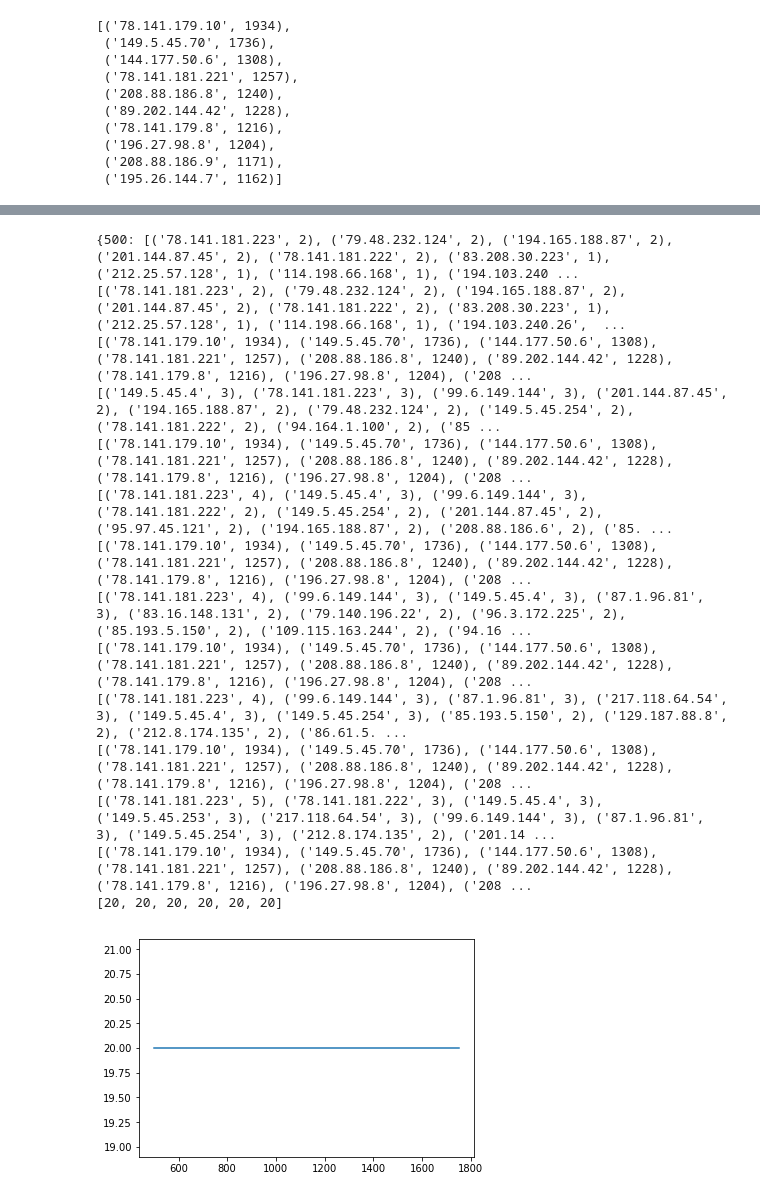
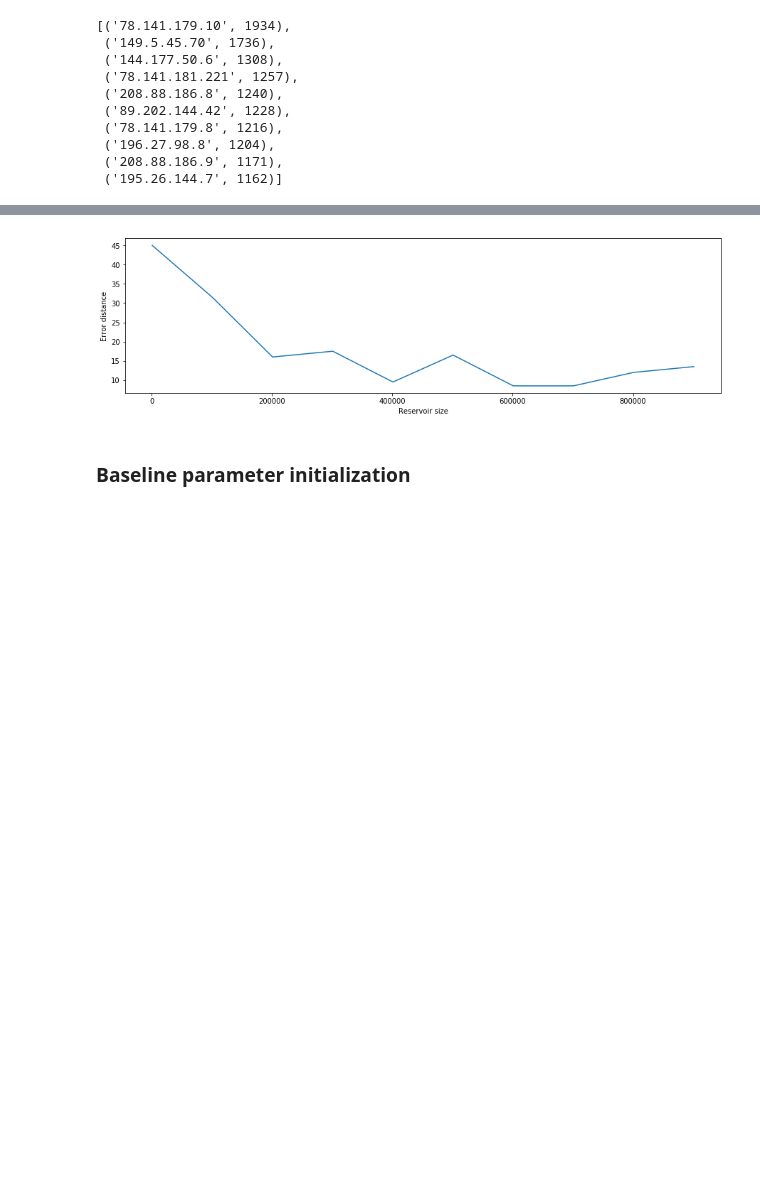
Before and after one commit to Yzoni/cyber-data-analytics, a Jupyter notebook: assignment3/sampling_and_sketching.ipynb, the cells around one changed output, grey strips where cells are left out. Drawn from its saved outputs; the diff is of its cells as text; code cells hidden in the pictures; blank space fills up the shorter version.

Commit message:
finish sampling_sketch

```diff
--- a/assignment3/sampling_and_sketching.ipynb
+++ b/assignment3/sampling_and_sketching.ipynb
@@ -121,7 +121,7 @@ class MaxWiseSampling:
                 self.queue.put((score, element))
             else:
                 # Put back old item
-                self.queue.put(max_element)
+                self.queue.put(old_smallest_value)
         else:
             self.queue.put((score, element))
 
@@ -130,3 +130,9 @@ class MaxWiseSampling:
         while not self.queue.empty():
             ip_dict[self.queue.get()[1]] += 1
         return ip_dict
+# %%
+mws = MaxWiseSampling(2)
+mws.add((1, 'a'))
+mws.add((2, 'b'))
+mws.add((3, 'c'))
+mws.count()
@@ -138,19 +147,8 @@ def calculate_distribution_error(counts_list_1: list, counts_list_2: list):
     Given two list of Counters, calculate the total error between them by order
     """
 
-    print(counts_list_1)
-    print(counts_list_2)
-
-    c_1 = [x for x in counts_list_1[0]]
-    c_2 = [x for x in counts_list_2[0]]
-
-#     counts_dict_1 = {}
-#     for c in counts_list_1:
-#         counts_dict_1[c[0]] = c[1]
-
-#     counts_dict_2 = {}
-#      for c in counts_list_2:
-#         counts_dict_2[c[0]] = c[1]
+    c_1 = [x[0] for x in counts_list_1]
+    c_2 = [x[0] for x in counts_list_2]
 
     distance = 0
     for idx, e in enumerate(c_1):
@@ -158,7 +156,7 @@ def calculate_distribution_error(counts_list_1: list, counts_list_2: list):
             distance += abs(idx - c_2.index(e))
         except ValueError:  # Order can not be found so assign max distance
             distance += 10
-    return distance
+    return distance / 2
 # %%
 actual_distribution = Counter(scenario_data['dst_ip']).most_common(10)
 actual_distribution
@@ -176,10 +178,10 @@ actual_distribution
 # %%
-min_wise_reservoir_sizes = range(500, 2000, 250)
+min_wise_reservoir_sizes = range(1000, 1000000, 100000)
 
 # Create sample distributions using different reservoir sizes
 min_wise_reservoirs = {}
 for size in min_wise_reservoir_sizes:
-    mws = MinWiseSampling(size)
+    mws = MaxWiseSampling(size)
     for dst_ip in scenario_data['dst_ip']:
         mws.add(dst_ip)
     counts = Counter(mws.count()).most_common(10)
@@ -213,28 +209,16 @@ min_wise_reservoirs
 # %%
 errors = []
 for reservoir_size, reservoir in min_wise_reservoirs.items():
     error = calculate_distribution_error(reservoir, actual_distribution)
     errors.append(error)
 
-print(errors)
+plt.figure(figsize=(15,4))
 plt.plot(min_wise_reservoir_sizes, errors)
+plt.xlabel('Reservoir size')
+plt.ylabel('Error distance')
 plt.show()
 # %% [output]
-{500: [('78.141.181.223', 2), ('79.48.232.124', 2), ('194.165.188.87', 2), ('201.144.87.45', 2), ('78.141.181.222', 2), ('83.208.30.223', 1), ('212.25.57.128', 1), ('114.198.66.168', 1), ('194.103.240 ...
-[('78.141.181.223', 2), ('79.48.232.124', 2), ('194.165.188.87', 2), ('201.144.87.45', 2), ('78.141.181.222', 2), ('83.208.30.223', 1), ('212.25.57.128', 1), ('114.198.66.168', 1), ('194.103.240.26',  ...
-[('78.141.179.10', 1934), ('149.5.45.70', 1736), ('144.177.50.6', 1308), ('78.141.181.221', 1257), ('208.88.186.8', 1240), ('89.202.144.42', 1228), ('78.141.179.8', 1216), ('196.27.98.8', 1204), ('208 ...
-[('149.5.45.4', 3), ('78.141.181.223', 3), ('99.6.149.144', 3), ('201.144.87.45', 2), ('194.165.188.87', 2), ('79.48.232.124', 2), ('149.5.45.254', 2), ('78.141.181.222', 2), ('94.164.1.100', 2), ('85 ...
-[('78.141.179.10', 1934), ('149.5.45.70', 1736), ('144.177.50.6', 1308), ('78.141.181.221', 1257), ('208.88.186.8', 1240), ('89.202.144.42', 1228), ('78.141.179.8', 1216), ('196.27.98.8', 1204), ('208 ...
-[('78.141.181.223', 4), ('149.5.45.4', 3), ('99.6.149.144', 3), ('78.141.181.222', 2), ('149.5.45.254', 2), ('201.144.87.45', 2), ('95.97.45.121', 2), ('194.165.188.87', 2), ('208.88.186.6', 2), ('85. ...
-[('78.141.179.10', 1934), ('149.5.45.70', 1736), ('144.177.50.6', 1308), ('78.141.181.221', 1257), ('208.88.186.8', 1240), ('89.202.144.42', 1228), ('78.141.179.8', 1216), ('196.27.98.8', 1204), ('208 ...
-[('78.141.181.223', 4), ('99.6.149.144', 3), ('149.5.45.4', 3), ('87.1.96.81', 3), ('83.16.148.131', 2), ('79.140.196.22', 2), ('96.3.172.225', 2), ('85.193.5.150', 2), ('109.115.163.244', 2), ('94.16 ...
-[('78.141.179.10', 1934), ('149.5.45.70', 1736), ('144.177.50.6', 1308), ('78.141.181.221', 1257), ('208.88.186.8', 1240), ('89.202.144.42', 1228), ('78.141.179.8', 1216), ('196.27.98.8', 1204), ('208 ...
-[('78.141.181.223', 4), ('99.6.149.144', 3), ('87.1.96.81', 3), ('217.118.64.54', 3), ('149.5.45.4', 3), ('149.5.45.254', 3), ('85.193.5.150', 2), ('129.187.88.8', 2), ('212.8.174.135', 2), ('86.61.5. ...
-[('78.141.179.10', 1934), ('149.5.45.70', 1736), ('144.177.50.6', 1308), ('78.141.181.221', 1257), ('208.88.186.8', 1240), ('89.202.144.42', 1228), ('78.141.179.8', 1216), ('196.27.98.8', 1204), ('208 ...
-[('78.141.181.223', 5), ('78.141.181.222', 3), ('149.5.45.4', 3), ('149.5.45.253', 3), ('217.118.64.54', 3), ('99.6.149.144', 3), ('87.1.96.81', 3), ('149.5.45.254', 3), ('212.8.174.135', 2), ('201.14 ...
-[('78.141.179.10', 1934), ('149.5.45.70', 1736), ('144.177.50.6', 1308), ('78.141.181.221', 1257), ('208.88.186.8', 1240), ('89.202.144.42', 1228), ('78.141.179.8', 1216), ('196.27.98.8', 1204), ('208 ...
-[20, 20, 20, 20, 20, 20]
-[figure, old version]
+[figure, new version]
 # %%
 class MinSketch:
     def __init__(self, width, depth):
@@ -279,0 +240,2 @@ sketch_reservoirs_counts
+# %% [markdown]
+### Baseline parameter initialization
```
Also changed, not shown: parts of 11 cells of this notebook.
